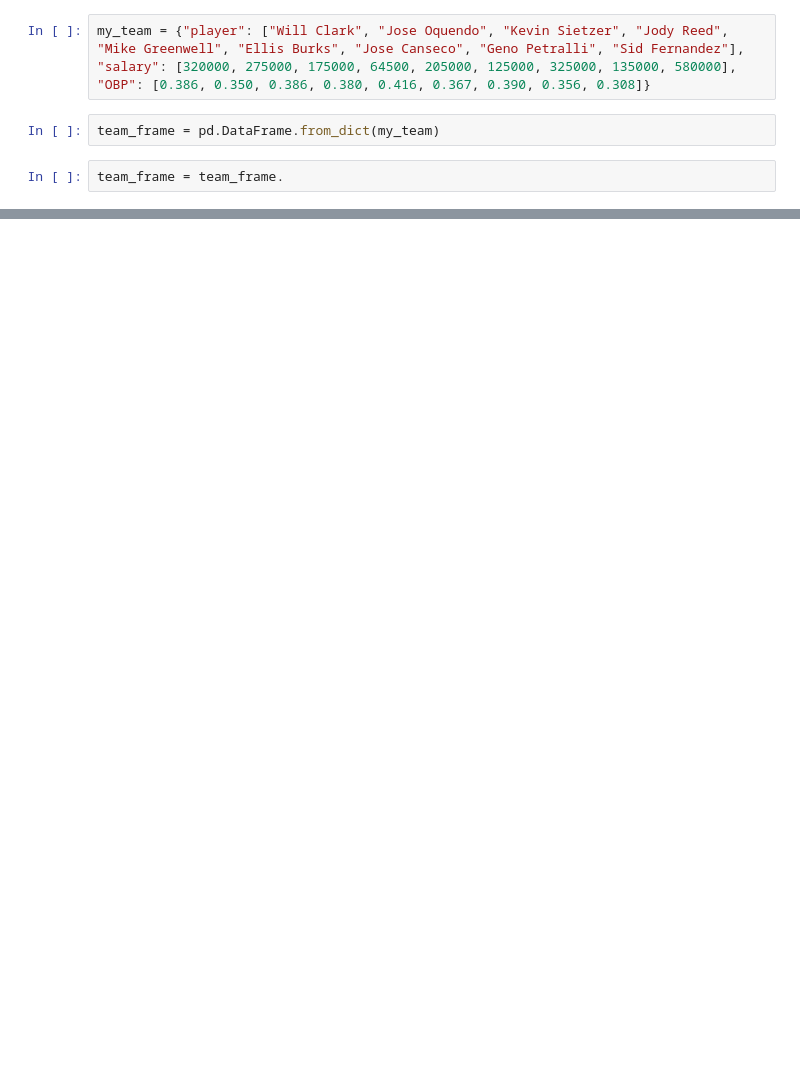
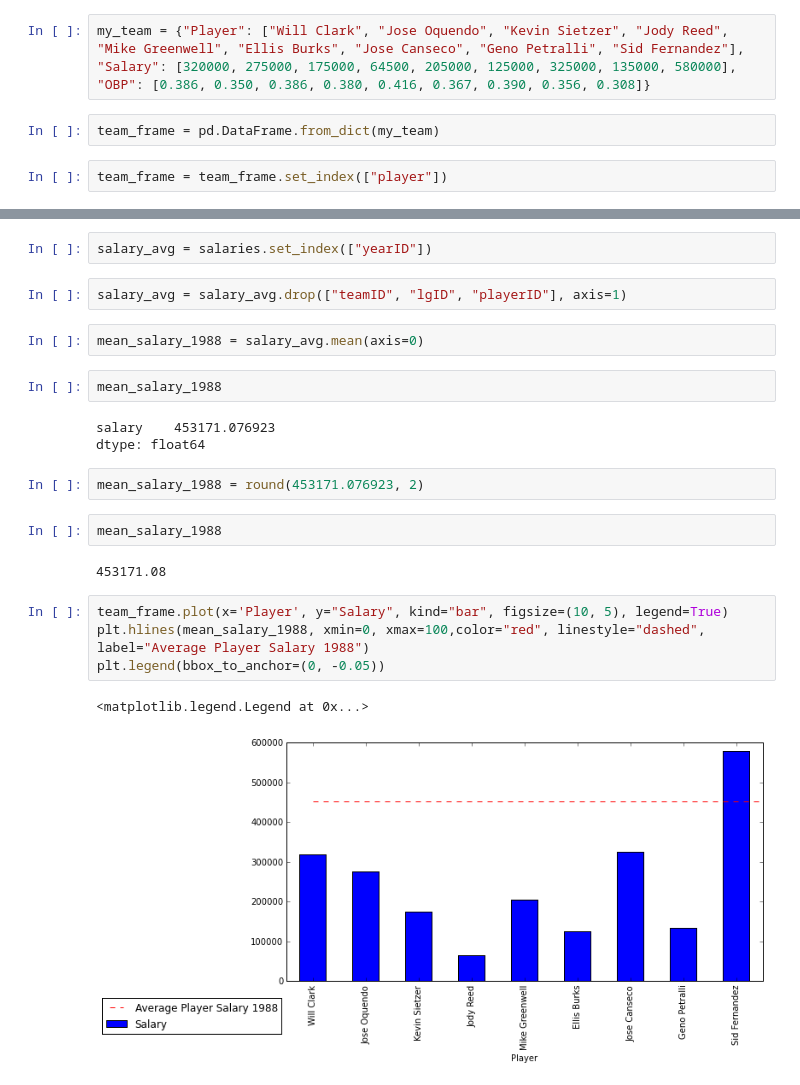
Before and after one commit to tiy-gvl-python-2015-09/moneyball, a Jupyter notebook: Moneyball.ipynb, the cells around one changed output, grey strips where cells are left out. Cells and saved outputs as stored; diff of their text form; blank space fills up the shorter version.

```diff
--- a/Moneyball.ipynb
+++ b/Moneyball.ipynb
@@ -141,8 +143,8 @@ with pd.option_context('display.max_rows', 999, 'display.max_columns', 20):
 with pd.option_context('display.max_rows', 999, 'display.max_columns', 20):
     print(everything3)
 # %%
-my_team = {"player": ["Will Clark", "Jose Oquendo", "Kevin Sietzer", "Jody Reed", "Mike Greenwell", "Ellis Burks", "Jose Canseco", "Geno Petralli", "Sid Fernandez"], "salary": [320000, 275000, 175000, 64500, 205000, 125000, 325000, 135000, 580000], "OBP": [0.386, 0.350, 0.386, 0.380, 0.416, 0.367, 0.390, 0.356, 0.308]}
+my_team = {"Player": ["Will Clark", "Jose Oquendo", "Kevin Sietzer", "Jody Reed", "Mike Greenwell", "Ellis Burks", "Jose Canseco", "Geno Petralli", "Sid Fernandez"], "Salary": [320000, 275000, 175000, 64500, 205000, 125000, 325000, 135000, 580000], "OBP": [0.386, 0.350, 0.386, 0.380, 0.416, 0.367, 0.390, 0.356, 0.308]}
 # %%
 team_frame = pd.DataFrame.from_dict(my_team)
 # %%
-team_frame = team_frame.
+team_frame = team_frame.set_index(["player"])
@@ -159,0 +182,24 @@ team_frame = team_frame.
+# %%
+salary_avg = salaries.set_index(["yearID"])
+# %%
+salary_avg = salary_avg.drop(["teamID", "lgID", "playerID"], axis=1)
+# %%
+mean_salary_1988 = salary_avg.mean(axis=0)
+# %%
+mean_salary_1988
+# %% [output]
+salary    453171.076923
+dtype: float64
+# %%
+mean_salary_1988 = round(453171.076923, 2)
+# %%
+mean_salary_1988
+# %% [output]
+453171.08
+# %%
+team_frame.plot(x='Player', y="Salary", kind="bar", figsize=(10, 5), legend=True)
+plt.hlines(mean_salary_1988, xmin=0, xmax=100,color="red", linestyle="dashed", label="Average Player Salary 1988")
+plt.legend(bbox_to_anchor=(0, -0.05))
+# %% [output]
+<matplotlib.legend.Legend at 0x...>
+[figure, added]
```
Also changed, not shown: parts of 17 cells of this notebook.
